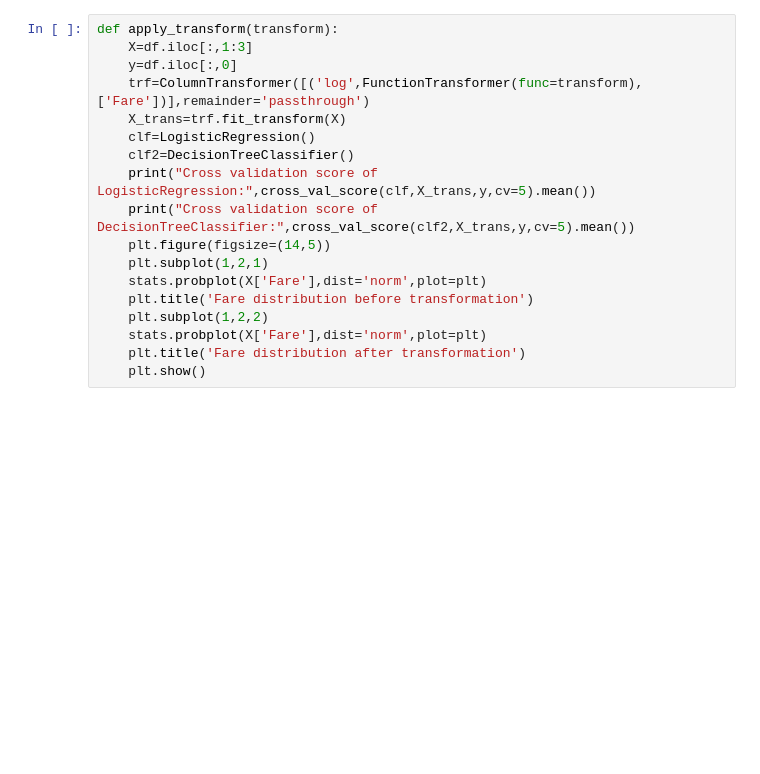
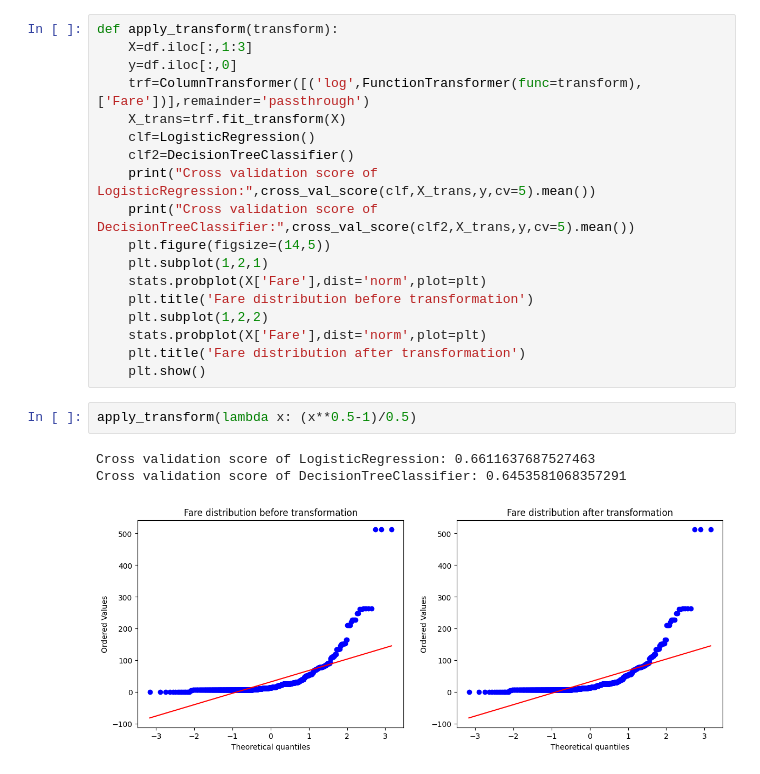
Before and after one commit to SHREESHANTH99/BASIC_ML_PROJECTS, a Jupyter notebook: Feature_engineering/mathematical_transformation/function_transformer.ipynb, the cells around one changed output. Saved outputs shown, nothing was run; the diff lists cells and outputs as text; blank space fills up the shorter version.

```diff
--- a/Feature_engineering/mathematical transformation/function_transformer.ipynb
+++ b/Feature_engineering/mathematical_transformation/function_transformer.ipynb
@@ -194,3 +194,9 @@ def apply_transform(transform):
     stats.probplot(X['Fare'],dist='norm',plot=plt)
     plt.title('Fare distribution after transformation')
     plt.show()
+# %%
+apply_transform(lambda x: (x**0.5-1)/0.5)
+# %% [output]
+Cross validation score of LogisticRegression: 0.6611637687527463
+Cross validation score of DecisionTreeClassifier: 0.6453581068357291
+[figure, added]
```
Also changed, not shown: 7 other files.
